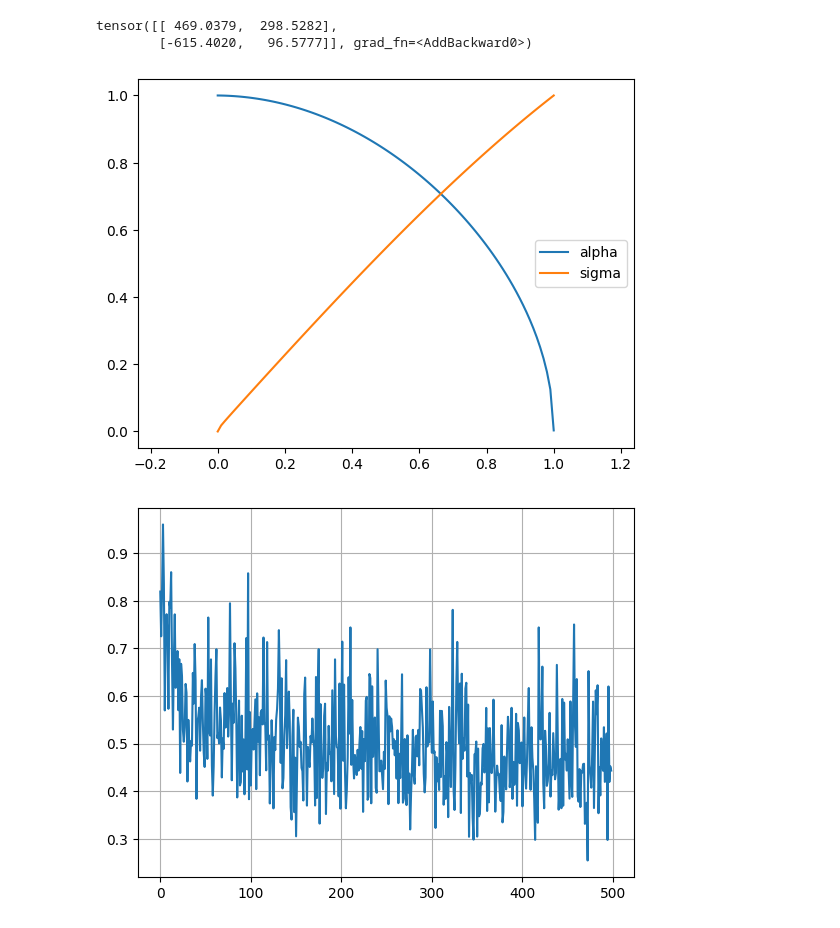
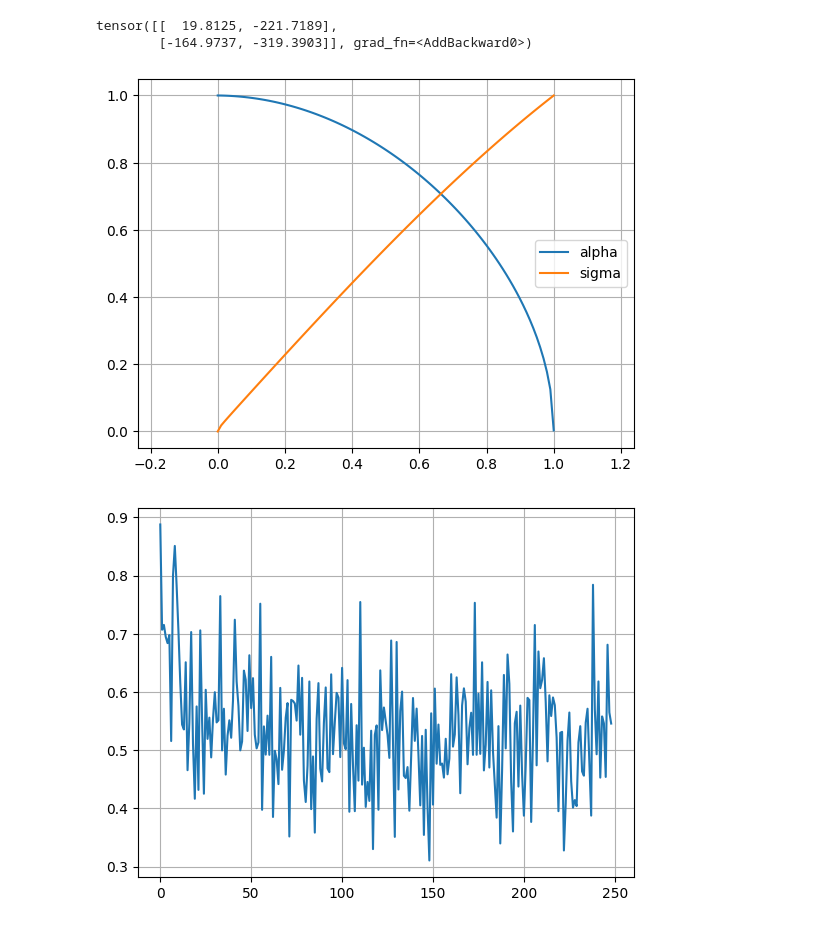
Before and after one commit to duckworthd/diffusion2d, a Jupyter notebook: main.ipynb, the cells around one changed output. Saved outputs shown, nothing was run; the diff lists cells and outputs as text; code cells hidden in the pictures.

```diff
--- a/main.ipynb
+++ b/main.ipynb
@@ -15,8 +16,8 @@ from lib import samplers
 from lib import schedules as scheds
 # %%
 xs = data.half_moons(1000)
-xs = data.randn_like(xs) * 0.01 + xs
-data.show_2d(xs, label='gt')
+xs = data.randn_like(xs) * 0.05 + xs
+data.show_2d(xs, label='gt', alpha=0.1)
 plt.legend()
 # %% [output]
 <matplotlib.legend.Legend at 0x...>
@@ -124,21 +120,20 @@ class Trainer:
         axes = [i for i in range(x.ndim) if i > 0]
         return torch.mean(err, axis=axes)
 # %%
-trainer = Trainer(xs, max_steps=50_000)
+trainer = Trainer(xs, max_steps=25_000)
 
 t = torch.linspace(0.0, 1.0, steps=100)
-alpha = trainer.alpha(t)
-sigma = trainer.sigma(t)
+alpha = trainer.sched.alpha(t)
+sigma = trainer.sched.sigma(t)
 plt.plot(t, alpha, label='alpha')
 plt.plot(t, sigma, label='sigma')
 plt.axis('equal')
+plt.grid()
 plt.legend()
-# trainer.lambda_(t)
-# trainer.dlambda_dt(t)
 trainer.step()
 trainer.sample(2, 10)
 # %% [output]
-tensor([[ 469.0379,  298.5282],
-        [-615.4020,   96.5777]], grad_fn=<AddBackward0>)
+tensor([[  19.8125, -221.7189],
+        [-164.9737, -319.3903]], grad_fn=<AddBackward0>)
-[figure, old version]
+[figure, new version]
 # %%
@@ -152,8 +147,8 @@ with tqdm(range(trainer.current_step, trainer.max_steps), mininterval=0.5) as pb
 # %%
-plt.plot(torch.stack(losses).detach().numpy())
+plt.plot(torch.stack(losses_values).detach().numpy())
 plt.grid(True)
 # %% [output]
-[figure, old version]
+[figure, new version]
 # %%
 ddim = samplers.DDIM(trainer.param, trainer.sched, trainer.xs.shape[1:])
 heun = samplers.Heun(trainer.param, trainer.sched, trainer.xs.shape[1:])
```
Also changed, not shown: parts of 6 cells of this notebook, 4 other files.
